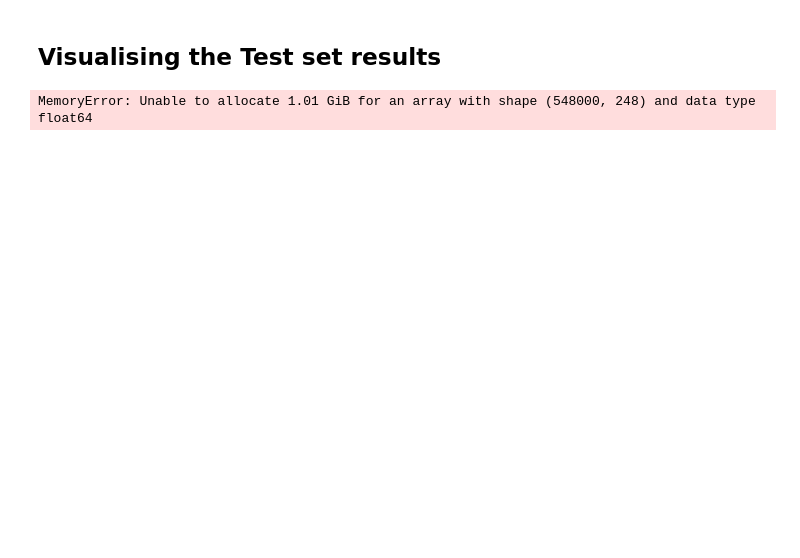
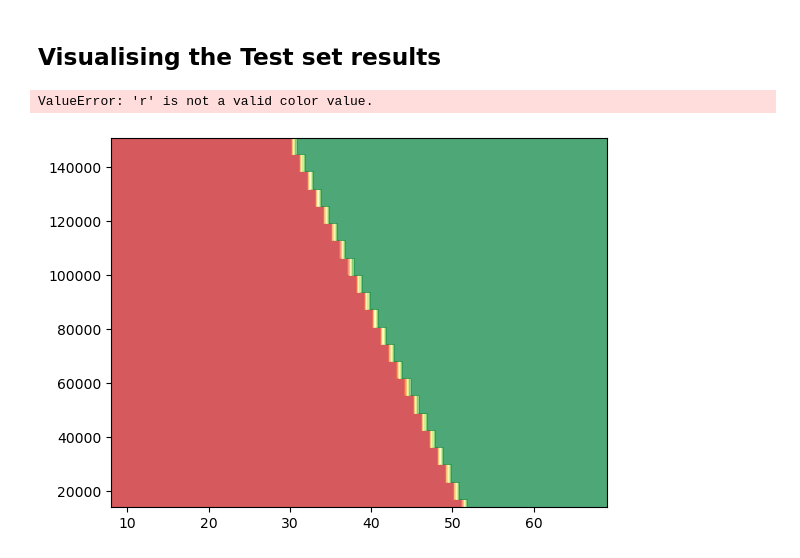
Before and after one commit to minamaher58/ML-Algorithms, a Jupyter notebook: Part 3 - Classification/Section 14 - Logistic Regression/Python/logistic_regression.ipynb, the cells around one changed output. Cells and saved outputs as stored; diff of their text form; code cells hidden in the pictures; blank space fills up the shorter version.

```diff
--- a/Part 3 - Classification/Section 14 - Logistic Regression/Python/logistic_regression.ipynb
+++ b/Part 3 - Classification/Section 14 - Logistic Regression/Python/logistic_regression.ipynb
@@ -195,18 +196,19 @@ MemoryError: Unable to allocate 1.01 GiB for an array with shape (135904000,) an
 # %%
 from matplotlib.colors import ListedColormap
 X_set, y_set = sc.inverse_transform(X_test), y_test
 X1, X2 = np.meshgrid(np.arange(start = X_set[:, 0].min() - 10, stop = X_set[:, 0].max() + 10, step = 1),
                      np.arange(start = X_set[:, 1].min() - 1000, stop = X_set[:, 1].max() + 1000, step = 1))
 plt.contourf(X1, X2, classifier.predict(sc.transform(np.array([X1.ravel(), X2.ravel()]).T)).reshape(X1.shape),
-             alpha = 0.75, cmap = ListedColormap(('red', 'green')))
+             alpha = 0.75, cmap='RdYlGn')
 plt.xlim(X1.min(), X1.max())
 plt.ylim(X2.min(), X2.max())
 for i, j in enumerate(np.unique(y_set)):
     plt.scatter(X_set[y_set == j, 0], X_set[y_set == j, 1], c = ListedColormap(('red', 'green'))(i), label = j)
 plt.title('Logistic Regression (Test set)')
 plt.xlabel('Age')
 plt.ylabel('Estimated Salary')
 plt.legend()
 plt.show()
 # %% [output]
-MemoryError: Unable to allocate 1.01 GiB for an array with shape (548000, 248) and data type float64
+ValueError: 'r' is not a valid color value.
+[figure, added]
```
Also changed, not shown: parts of 1 cell of this notebook, 1 other file.
